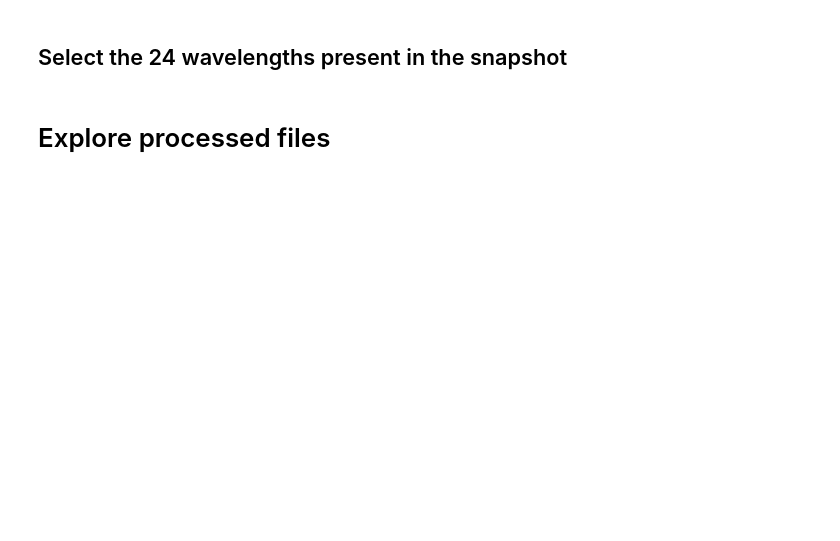
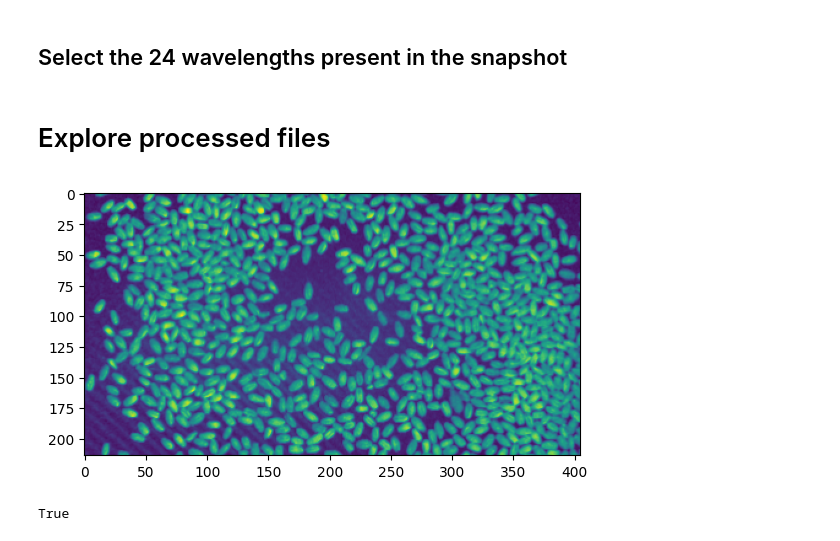
Before and after one commit to amar-music/hyperspectral-snapshot-upscaling, a Jupyter notebook: explore.ipynb, the cells around one changed output. Drawn from its saved outputs; the diff is of its cells as text; code cells hidden in the pictures; blank space fills up the shorter version.

```diff
--- a/explore.ipynb
+++ b/explore.ipynb
@@ -126,3 +129,30 @@ print("Shapshot:", round(ss_img_al.shape[1] / ss_img_al.shape[0], 2))
 ## Select the 24 wavelengths present in the snapshot
 # %% [markdown]
 # Explore processed files
+# %%
+from preprocessing import preprocessSnapshot
+import matplotlib.pyplot as plt
+
+# Specify paths
+ss_path = "data/Snapshot/processed/train/barley_s4/"
+# ss_path = "calibrations/Snapshot/spelt_processed/spelt1/"
+ss_mtx_path = 'calibration/snapshot_matrix.npy'
+ss_dist_path = 'calibration/snapshot_dist.npy'
+
+# Load and preprocess file
+ss_file = preprocessSnapshot(ss_path, ss_mtx_path, ss_dist_path)
+
+# Store to variables
+ss_img = ss_file[0]
+ss_wavelengths = ss_file[1]
+
+
+plt.imshow(ss_img[:, :, 3])
+plt.show()
+
+# Save as b&w image
+import cv2 as cv
+cv.imwrite("data/Processed/xx_ss.jpg", ss_img[:, :, 10] * 255)
+# %% [output]
+[figure, added]
+True
```
Also changed, not shown: parts of 12 cells of this notebook, 9 other files.
